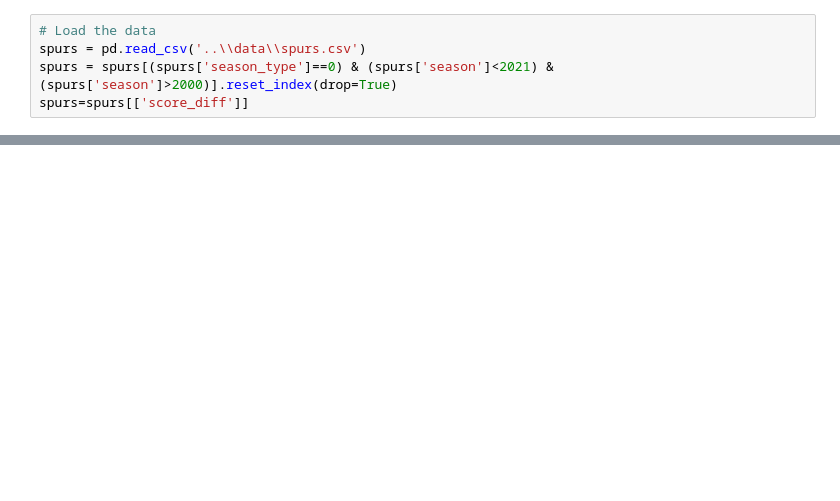
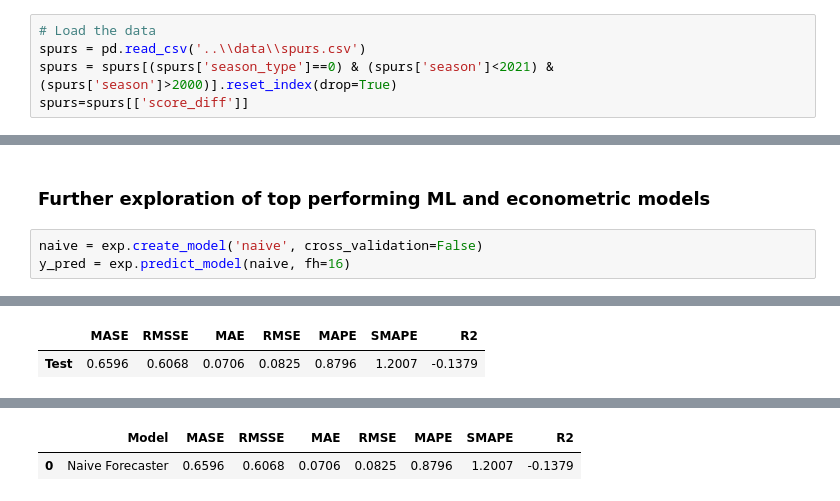
Before and after one commit to bishopcurtisj/DATA5630_Final_Project, a Jupyter notebook: src/econometrics_ML.ipynb, the cells around one changed output, grey strips where cells are left out. Cells and saved outputs as stored; diff of their text form; blank space fills up the shorter version.

```diff
--- a/src/econometrics_ML.ipynb
+++ b/src/econometrics_ML.ipynb
@@ -266,0 +272,6 @@ BaseCdsDtForecaster(fe_target_rr=[WindowSummarizer(lag_feature={'lag': [7, 6, 5,
+# %% [markdown]
+### Further exploration of top performing ML and econometric models
+# %%
+naive = exp.create_model('naive', cross_validation=False)
+y_pred = exp.predict_model(naive, fh=16)
+# %% [output]
@@ -266,0 +279,2 @@ BaseCdsDtForecaster(fe_target_rr=[WindowSummarizer(lag_feature={'lag': [7, 6, 5,
+|  | MASE | RMSSE | MAE | RMSE | MAPE | SMAPE | R2 |
+| Test | 0.6596 | 0.6068 | 0.0706 | 0.0825 | 0.8796 | 1.2007 | -0.1379 |
@@ -266,0 +282,2 @@ BaseCdsDtForecaster(fe_target_rr=[WindowSummarizer(lag_feature={'lag': [7, 6, 5,
+|  | Model | MASE | RMSSE | MAE | RMSE | MAPE | SMAPE | R2 |
+| 0 | Naive Forecaster | 0.6596 | 0.6068 | 0.0706 | 0.0825 | 0.8796 | 1.2007 | -0.1379 |
```
Also changed, not shown: parts of 23 cells of this notebook, 10 other files.
